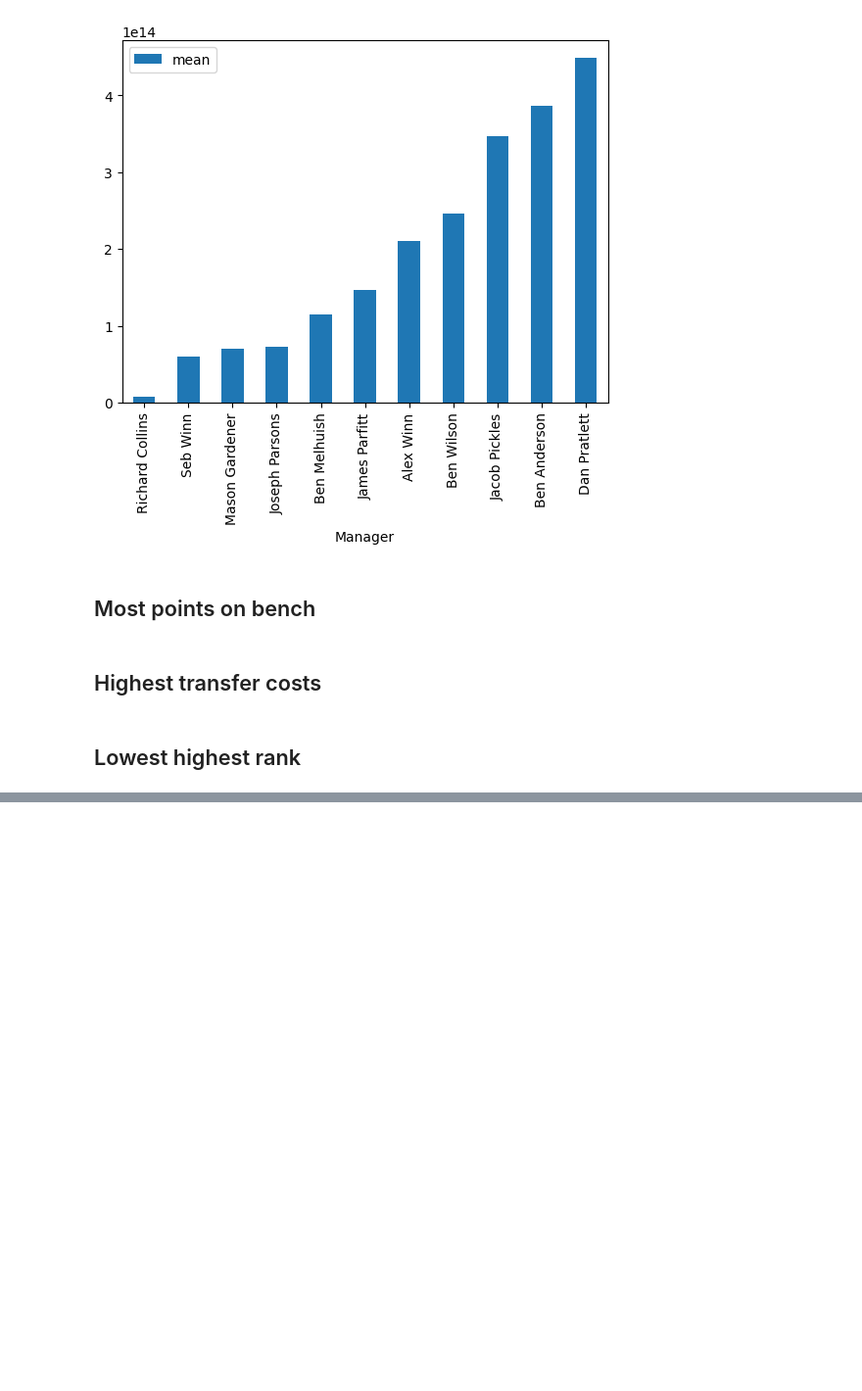
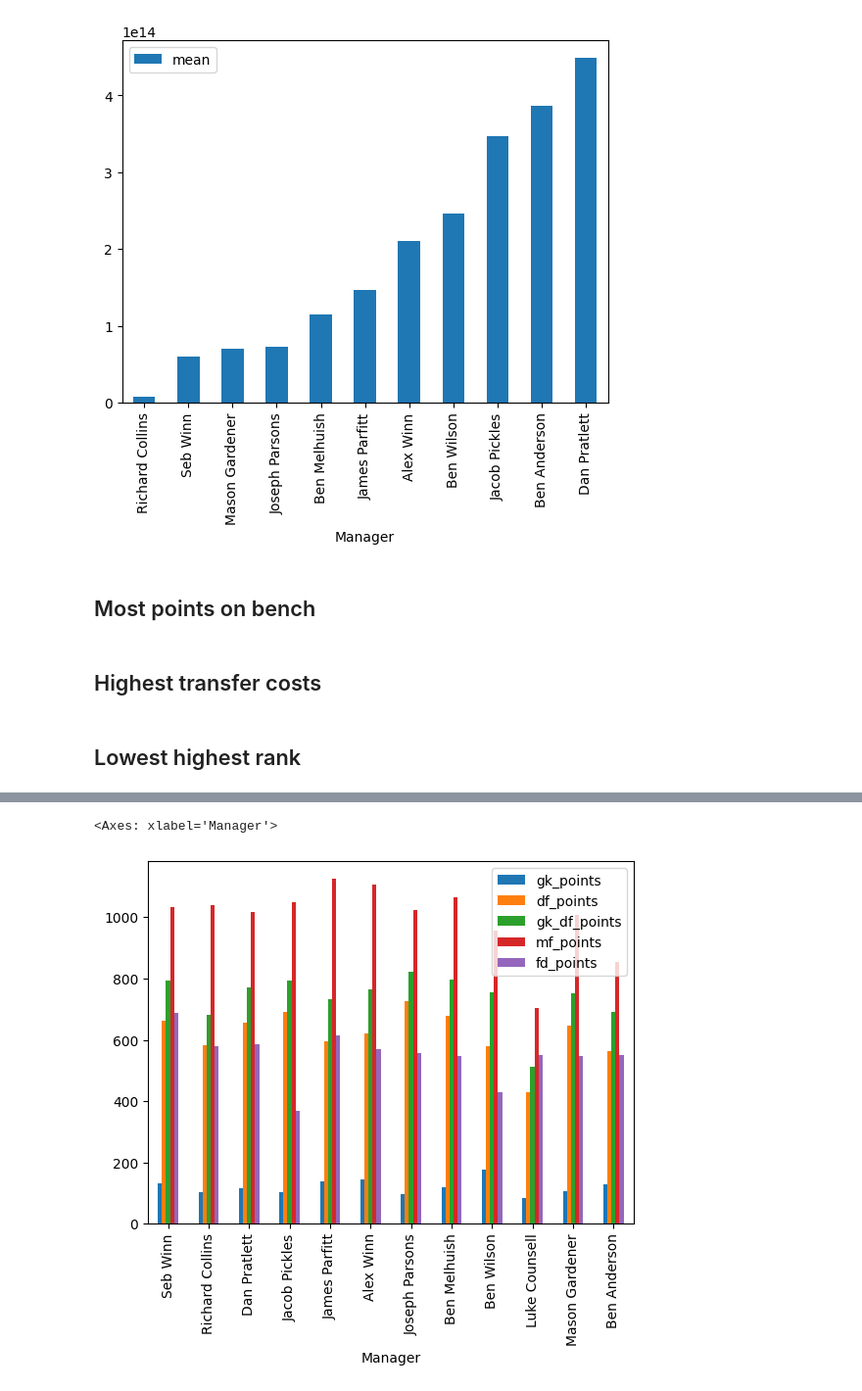
Before and after one commit to RACollins/fpl-forecast-optimise, a Jupyter notebook: notebooks/3.0-awards-calc.ipynb, the cells around one changed output, grey strips where cells are left out. Shown: that part at 98% size. Cells and saved outputs as stored; diff of their text form; code cells hidden in the pictures; blank space fills up the shorter version.

Commit message:
calculated more awards

```diff
--- a/notebooks/3.0-awards-calc.ipynb
+++ b/notebooks/3.0-awards-calc.ipynb
@@ -277,0 +344,12 @@ time_before_deadline_df.plot.bar(y="mean")
+# %%
+league_teams_df = ldo.league_teams_df.copy()
+player_points_merged_df = pd.merge(
+    left=league_teams_df,
+    right=ldo.players_df,
+    left_on=["element", "player_name", "gw"],
+    right_on=["player_id", "web_name", "gw"],
+    how="inner",
+)
+player_points_merged_df["awarded_points"] = (
+    player_points_merged_df["multiplier"] * player_points_merged_df["total_points"]
+)
@@ -277,0 +439,15 @@ time_before_deadline_df.plot.bar(y="mean")
+# %%
+ppp_df.loc[
+    :,
+    [
+        "Manager",
+        "gk_points",
+        "df_points",
+        "gk_df_points",
+        "mf_points",
+        "fd_points",
+    ],
+].plot.bar("Manager")
+# %% [output]
+<Axes: xlabel='Manager'>
+[figure, added]
```
Also changed, not shown: parts of 14 cells of this notebook, 1 other file.
